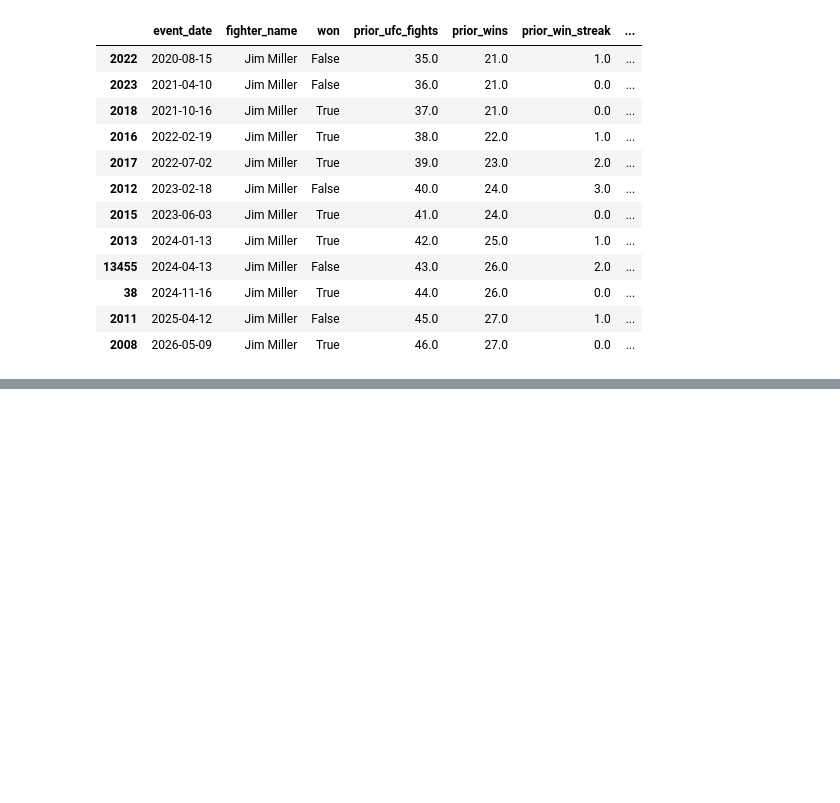
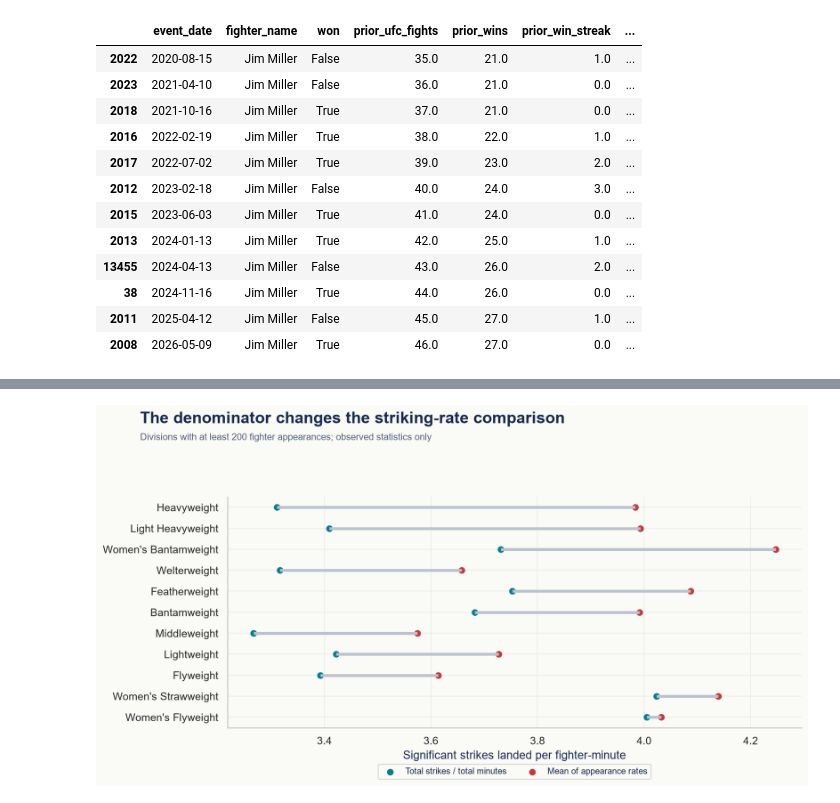
Before and after one commit to DQuanBui/UFC_Fights_Analysis, a Jupyter notebook: notebooks/02_data_cleaning.ipynb, the cells around one changed output, grey strips where cells are left out. Saved outputs shown, nothing was run; the diff lists cells and outputs as text; code cells hidden in the pictures; blank space fills up the shorter version.

```diff
--- a/notebooks/02_data_cleaning.ipynb
+++ b/notebooks/02_data_cleaning.ipynb
@@ -244,0 +176,5 @@ display(deep_tables['deep_zero_attempts'])
+# %%
+from src.research_visualization import research_chart
+show(research_chart('02'))
+# %% [output]
+[figure, added]
```
Also changed, not shown: parts of 12 cells of this notebook, 24 other files.
